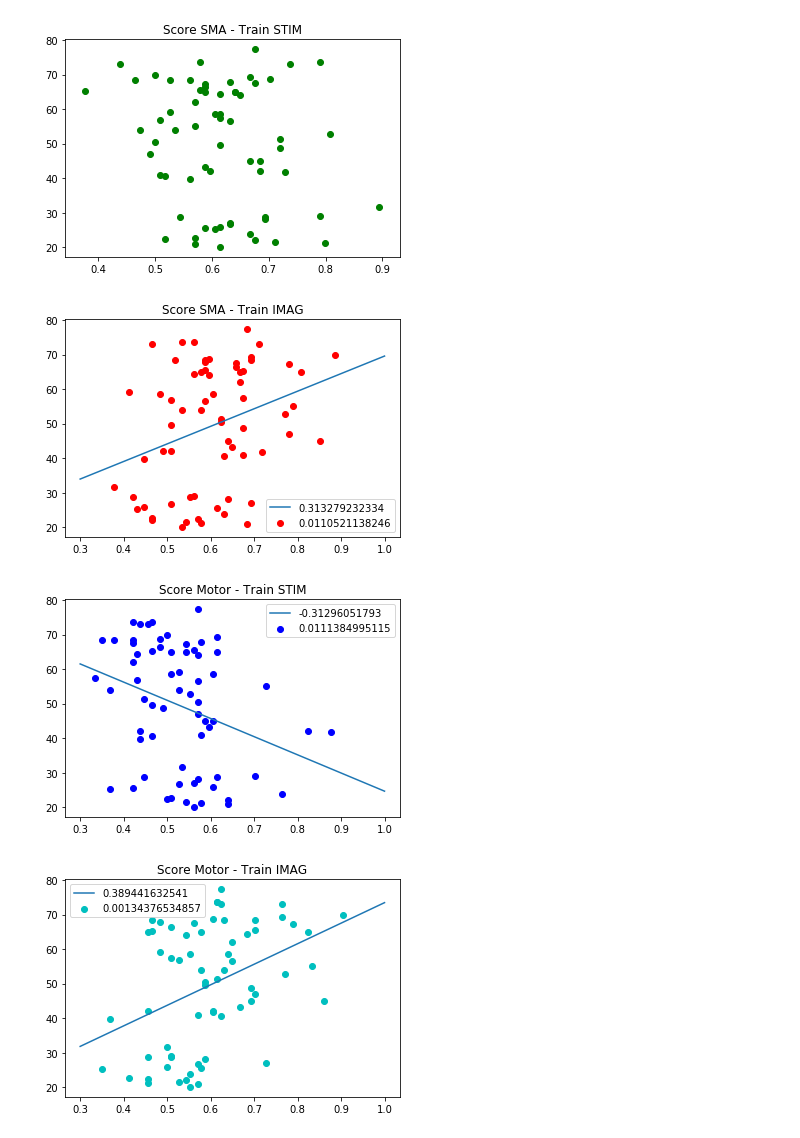
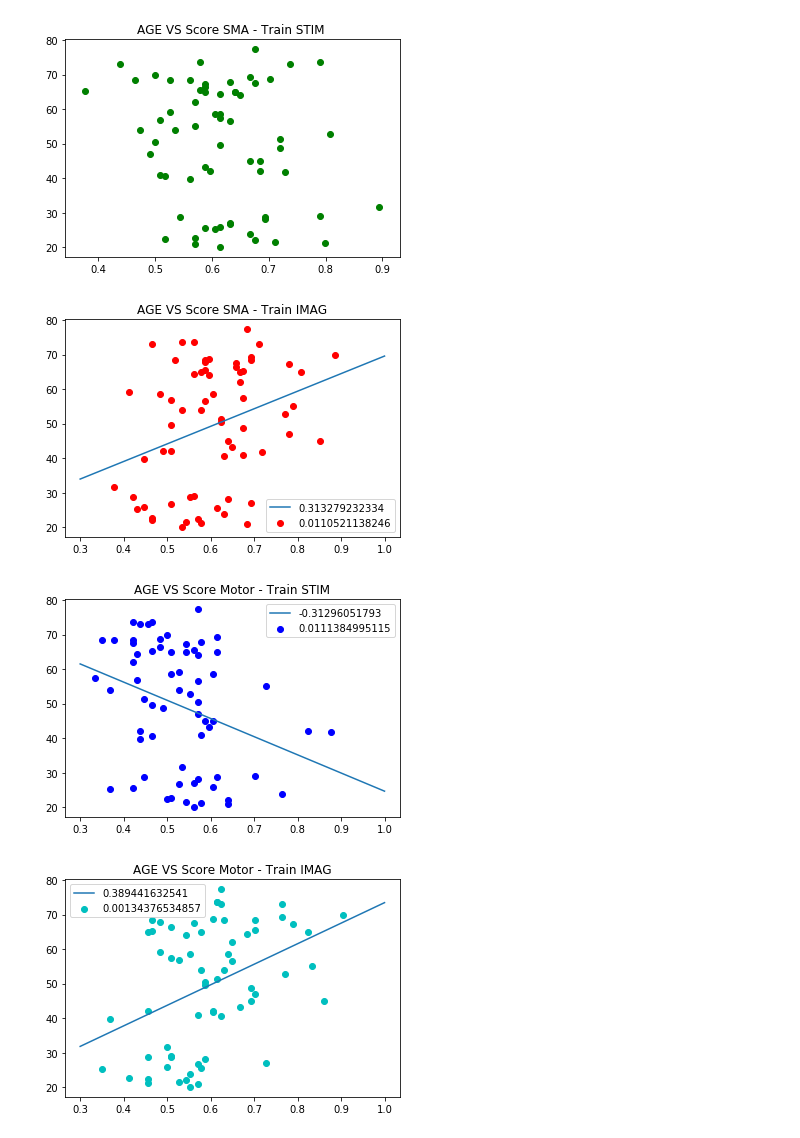
Before and after one commit to mmenoret/irm_marche, a Jupyter notebook: Correlation Score Classif - Age.ipynb, the cells around one changed output. Saved outputs shown, nothing was run; the diff lists cells and outputs as text; code cells hidden in the pictures.

```diff
--- a/Correlation Score Classif - Age.ipynb
+++ b/Correlation Score Classif - Age.ipynb
@@ -1,26 +1,26 @@
 # %%
 %matplotlib inline
 import matplotlib.pyplot as plt
 import numpy as np
 from scipy.stats import linregress
 filename='F:/IRM_marche/result\correl.csv'
 from scipy.stats.stats import pearsonr
 values = np.genfromtxt(filename
         , delimiter=';')
-names=('Score SMA - Train STIM','Score SMA - Train IMAG','Score Motor - Train STIM','Score Motor - Train IMAG')
+names=('AGE VS Score SMA - Train STIM ','AGE VS Score SMA - Train IMAG','AGE VS Score Motor - Train STIM','AGE VS Score Motor - Train IMAG')
 col=('g','r','b','c')
 for i in range(4):
     cor,p=pearsonr(values[:,i],values[:,6])
     plt.figure()
     plt.scatter(values[:, i], values[:, 6],  c=col[i])
     plt.title(names[i])
     if p<0.05:
         result=linregress(values[:, i], values[:, 6])
         X_plot = np.linspace(0.3,1,6)
         plt.plot(X_plot, X_plot*result.slope + result.intercept)
         plt.legend((cor,p))
 # %% [output]
-[figure, old version]
+[figure, new version]
-[figure, old version]
+[figure, new version]
-[figure, old version]
+[figure, new version]
-[figure, old version]
+[figure, new version]
```
